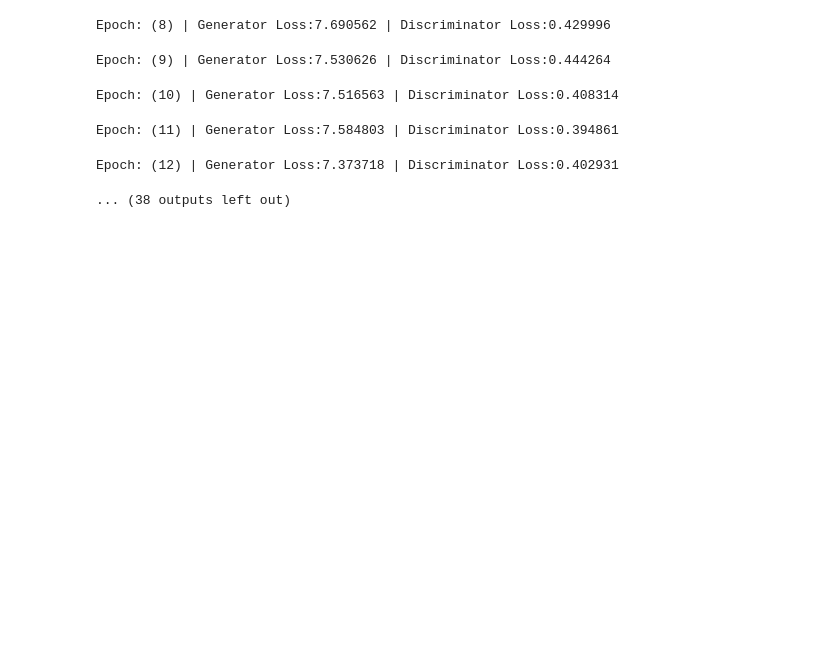
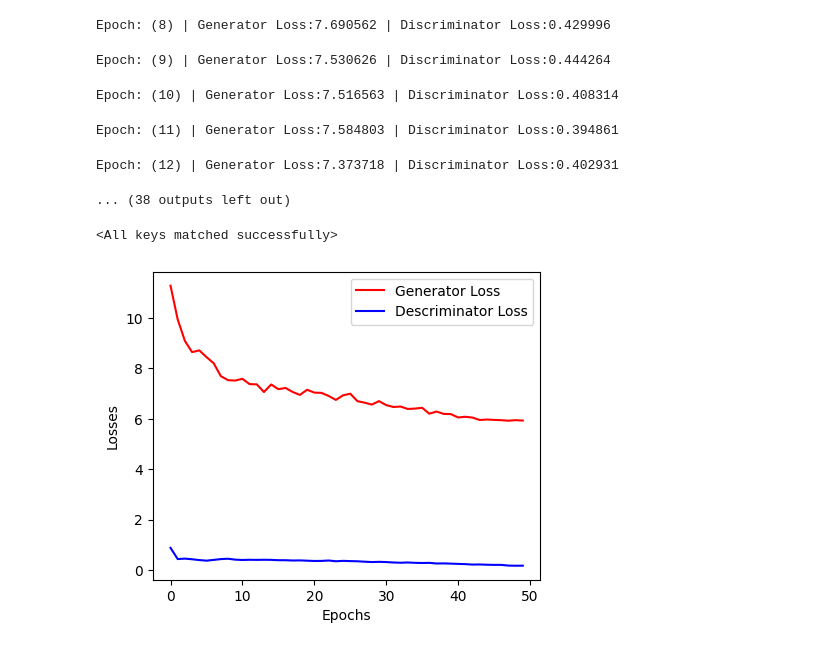
Before and after one commit to guyder0/se-cw, a Jupyter notebook: модель.ipynb, the cells around one changed output. Drawn from its saved outputs; the diff is of its cells as text; code cells hidden in the pictures; blank space fills up the shorter version.

```diff
--- a/модель.ipynb
+++ b/модель.ipynb
@@ -514,6 +514,18 @@ torch.save(gan.gen_ptm, 'model.pth')
 # %%
-gen = torch.load("model.pth")
-gen.eval();
+gen = Generator(3, 3)
+gen.load_state_dict(torch.load('model.pth'))
+# %% [output]
+<All keys matched successfully>
+# %%
+plt.figure(figsize=(5, 4), dpi=100)
+plt.xlabel("Epochs")
+plt.ylabel("Losses")
+plt.plot(gan.gen_stats.losses, 'r', label='Generator Loss')
+plt.plot(gan.desc_stats.losses, 'b', label='Descriminator Loss')
+plt.legend()
+plt.show()
+# %% [output]
+[figure, added]
 # %%
 _, ax = plt.subplots(5, 2, figsize=(2, 5), dpi=400)
 for i in range(5):
```
Also changed, not shown: parts of 2 cells of this notebook, 8 other files.
